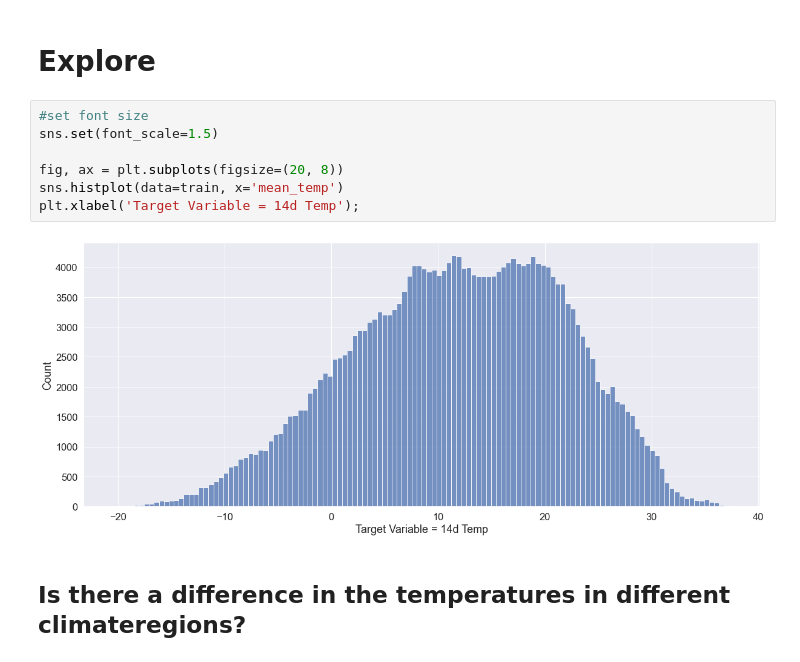
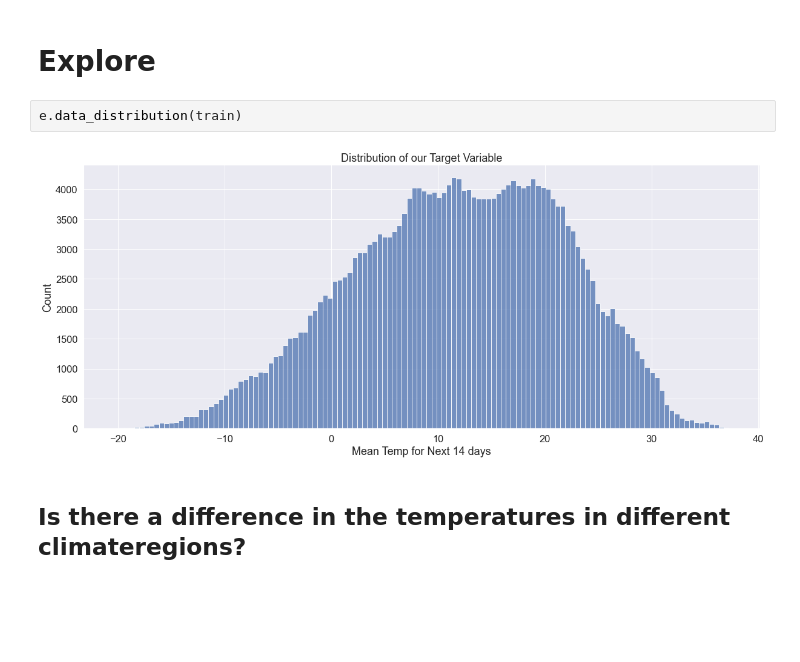
Before and after one commit to Mirzakhani-Capstone/mirzakhani_shared, a Jupyter notebook: report_first_draft.ipynb, the cells around one changed output. Cells and saved outputs as stored; diff of their text form; blank space fills up the shorter version.

```diff
--- a/report_first_draft.ipynb
+++ b/report_first_draft.ipynb
@@ -92,13 +101,8 @@ train.head()
 # %% [markdown]
 # Explore
-# %%
-#set font size
-sns.set(font_scale=1.5)
-
-fig, ax = plt.subplots(figsize=(20, 8))
-sns.histplot(data=train, x='mean_temp')
-plt.xlabel('Target Variable = 14d Temp');
-# %% [output]
-[figure, removed]
+# %%
+e.data_distribution(train)
+# %% [output]
+[figure, added]
 # %% [markdown]
 ## Is there a difference in the temperatures in different climateregions?
```
Also changed, not shown: parts of 41 cells of this notebook.
